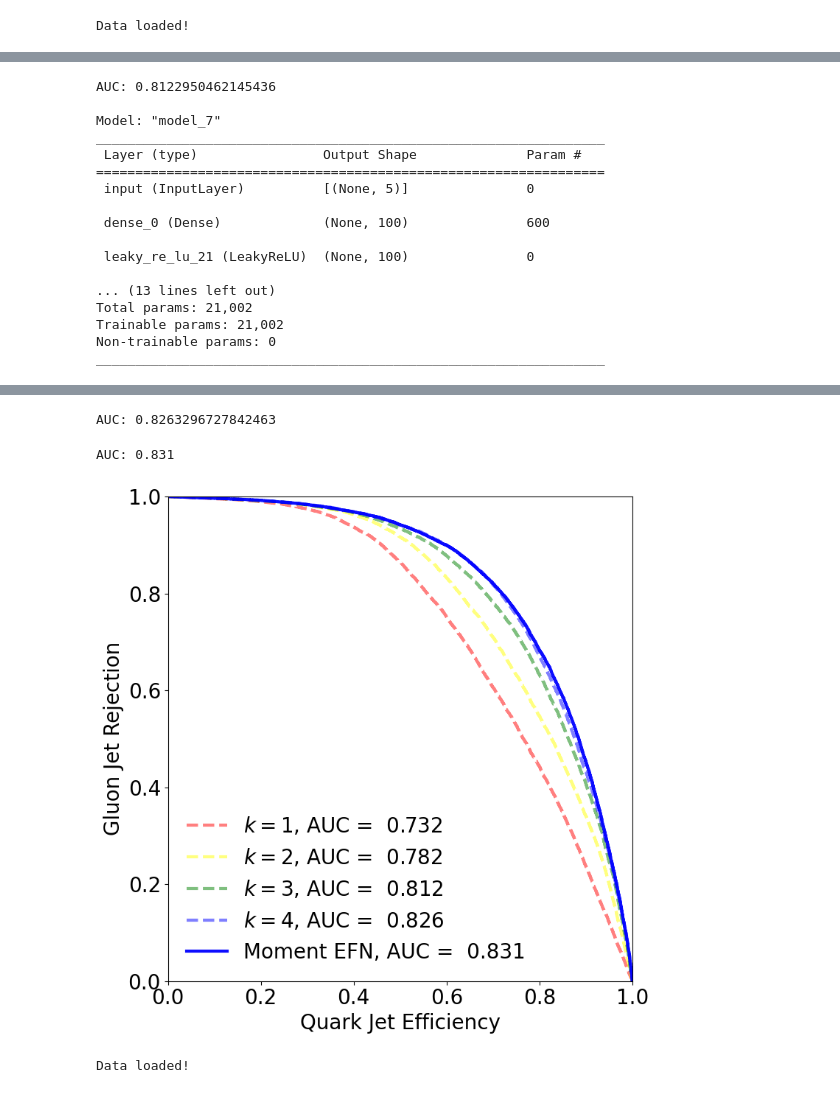
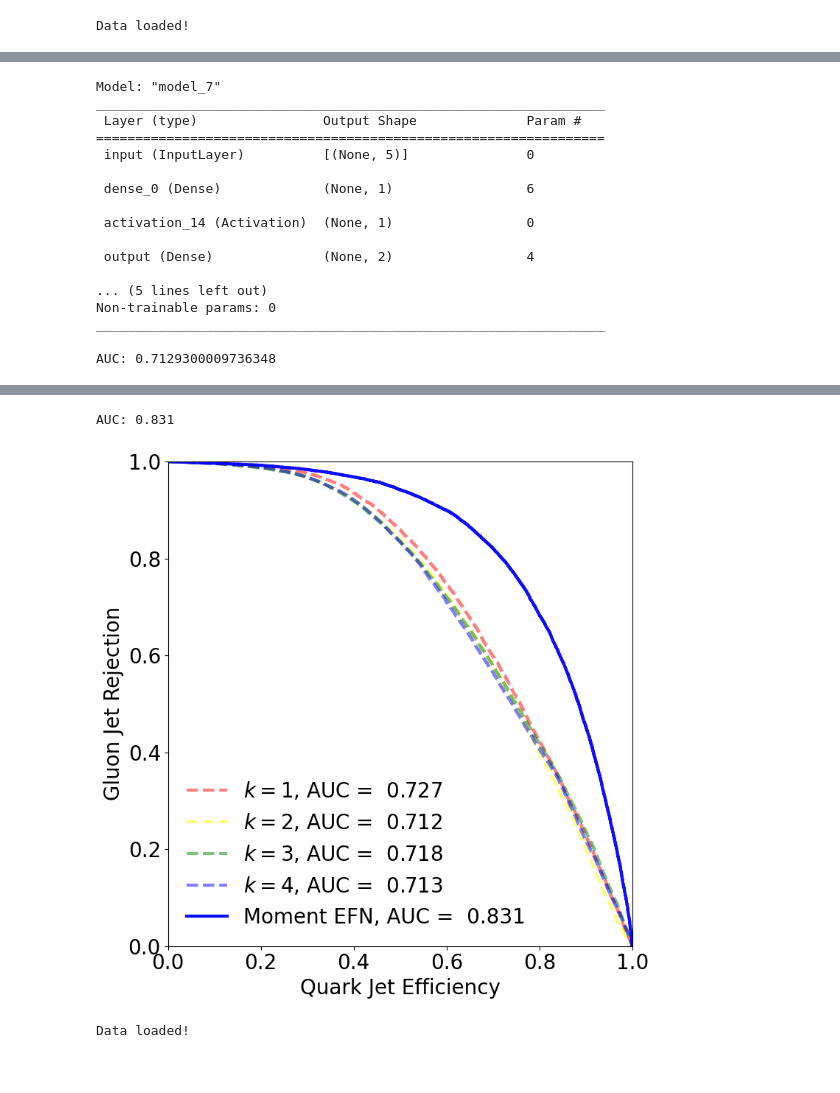
Before and after one commit to rikab/MomentAnalysis, a Jupyter notebook: log_moments.ipynb, the cells around one changed output, grey strips where cells are left out. Cells and saved outputs as stored; diff of their text form; code cells hidden in the pictures.

```diff
--- a/log_moments.ipynb
+++ b/log_moments.ipynb
@@ -244,7 +245,7 @@ for i, k_order in enumerate([1, 2, 3, 4]):
     (X_train, X_val, X_test,
     Y_train, Y_val, Y_test) = data_split(features[:,:k_order+1], Y2, val=val, test=test)
 
-    dense_sizes = (1)
+    dense_sizes = (1,)
 
     dnn = DNN(input_dim=k_order+1, dense_sizes=dense_sizes, metrics = [tf.keras.metrics.AUC()], acts='linear')
     dnn.load_weights(f"Data/dnn/linear_O{k_order}.keras")
@@ -408,17 +409,17 @@ _________________________________________________________________
-AUC: 0.8122950462145436
-
 Model: "model_7"
 _________________________________________________________________
  Layer (type)                Output Shape              Param #
 =================================================================
  input (InputLayer)          [(None, 5)]               0
 
- dense_0 (Dense)             (None, 100)               600
+ dense_0 (Dense)             (None, 1)                 6
 
- leaky_re_lu_21 (LeakyReLU)  (None, 100)               0
+ activation_14 (Activation)  (None, 1)                 0
 
-... (13 lines left out)
-Total params: 21,002
-Trainable params: 21,002
+ output (Dense)              (None, 2)                 4
+
+... (5 lines left out)
 Non-trainable params: 0
 _________________________________________________________________
+
+AUC: 0.7129300009736348
@@ -427,6 +428,5 @@ _________________________________________________________________
-AUC: 0.8263296727842463
+AUC: 0.831
-AUC: 0.831
-[figure, old version]
+[figure, new version]
 # %%
 
 
```
Also changed, not shown: parts of 4 cells of this notebook, 29 other files.
